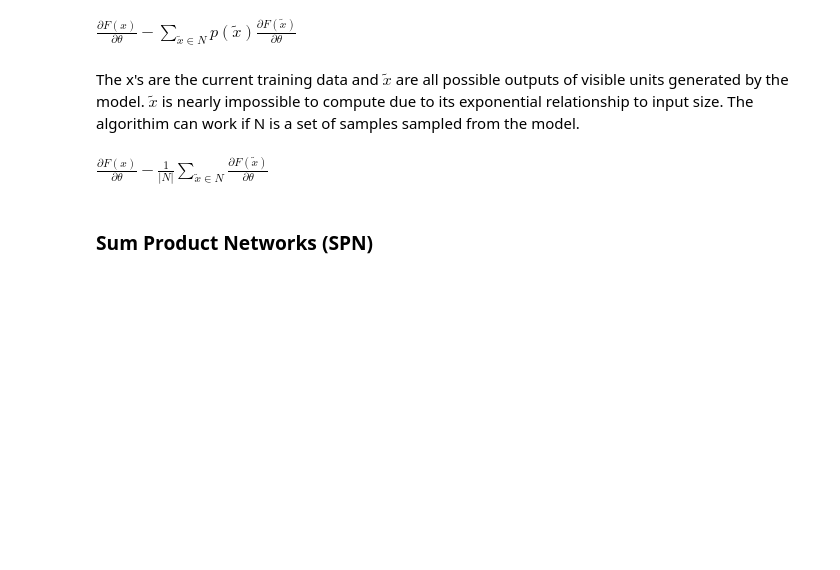
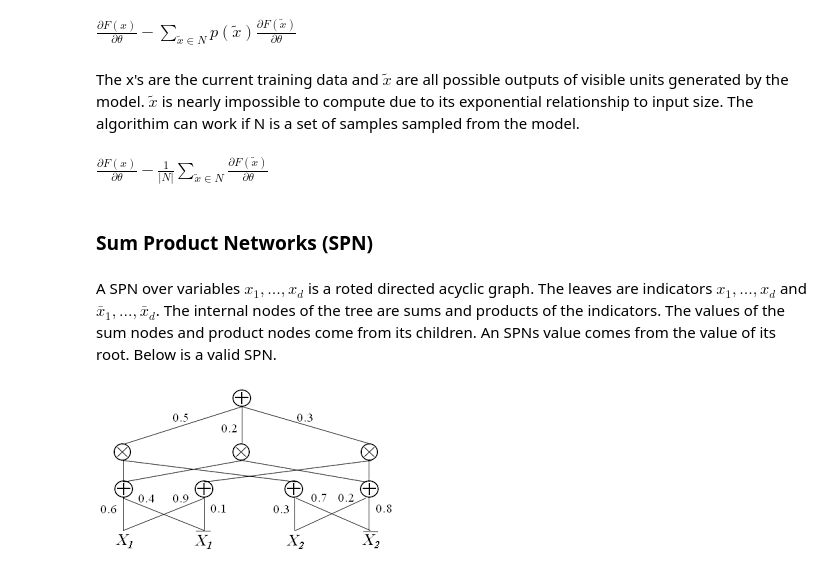
Before and after one commit to rtora/Summer19, a Jupyter notebook: Summer19_report.ipynb, the cells around one changed output. Drawn from its saved outputs; the diff is of its cells as text; code cells hidden in the pictures; blank space fills up the shorter version.

```diff
--- a/Summer19_report.ipynb
+++ b/Summer19_report.ipynb
@@ -50,3 +50,10 @@ The x's are the current training data and $\tilde{x}$ are all possible outputs o
 $\frac{\partial F(x)}{\partial \theta}-\frac{1}{|N|}\sum_{\tilde{x}∈N}^{}\frac{\partial F(\tilde{x})}{\partial \theta}$
 # %% [markdown]
 ### Sum Product Networks (SPN)
+# %% [markdown]
+A SPN over variables $x_1,...,x_d$ is a roted directed acyclic graph. The leaves are indicators $x_1,...,x_d$ and $\bar x_1,...,\bar x_d$. The internal nodes of the tree are sums and products of the indicators. The values of the sum nodes and product nodes come from its children. An SPNs value comes from the value of its root. Below is a valid SPN.
+# %%
+from IPython.display import Image
+Image(filename='spn_representation.png')
+# %% [output]
+[figure, added]
```
Also changed, not shown: parts of 57 cells of this notebook.
